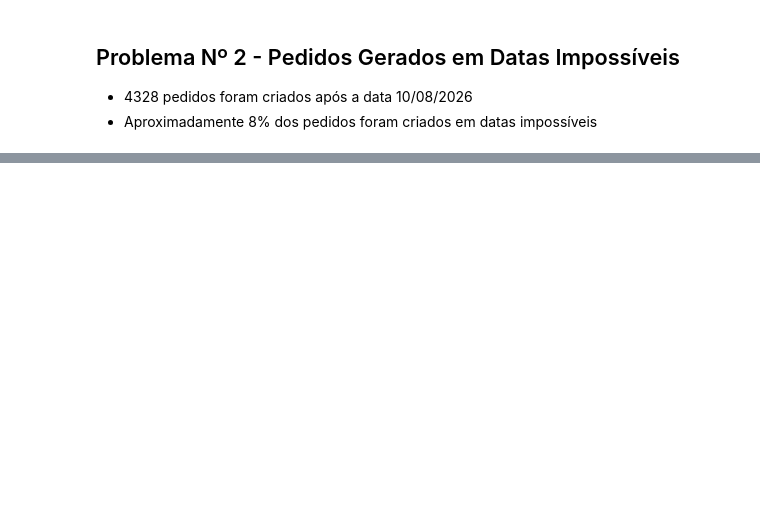
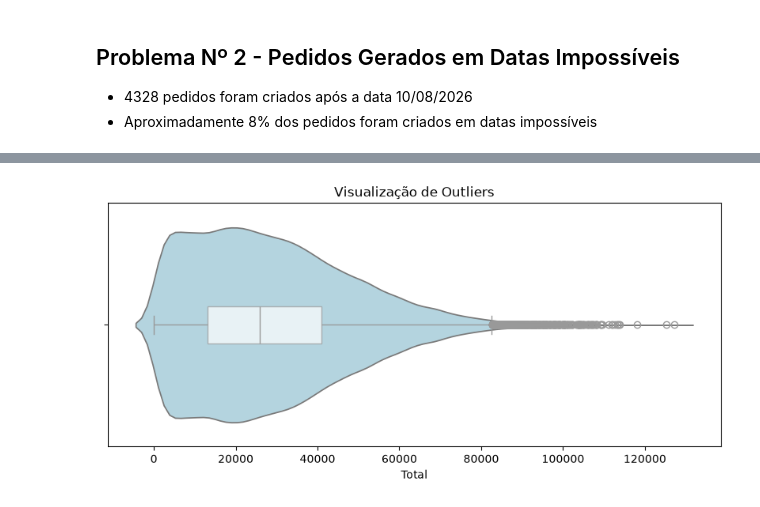
Before and after one commit to vinimendesk/Estudo-de-Caso-Lighthouse-2026, a Jupyter notebook: orders-EDA.ipynb, the cells around one changed output, grey strips where cells are left out. Cells and saved outputs as stored; diff of their text form; code cells hidden in the pictures; blank space fills up the shorter version.

```diff
--- a/orders-EDA.ipynb
+++ b/orders-EDA.ipynb
@@ -105,0 +169,13 @@ np.float64(0.08833013592391527)
+# %%
+# Exibir gráfico de Violino + gráfico de Caixa para análise de outliers.
+plt.figure(figsize=(10, 4))
+
+sns.violinplot(x=orders["total"], color="lightblue", inner=None)
+
+sns.boxplot(x=orders["total"], width=0.15, color="White", boxprops=dict(alpha=0.7))
+
+plt.title("Visualização de Outliers")
+plt.xlabel("Total")
+plt.show()
+# %% [output]
+[figure, added]
```
Also changed, not shown: parts of 9 cells of this notebook, 4 other files.
